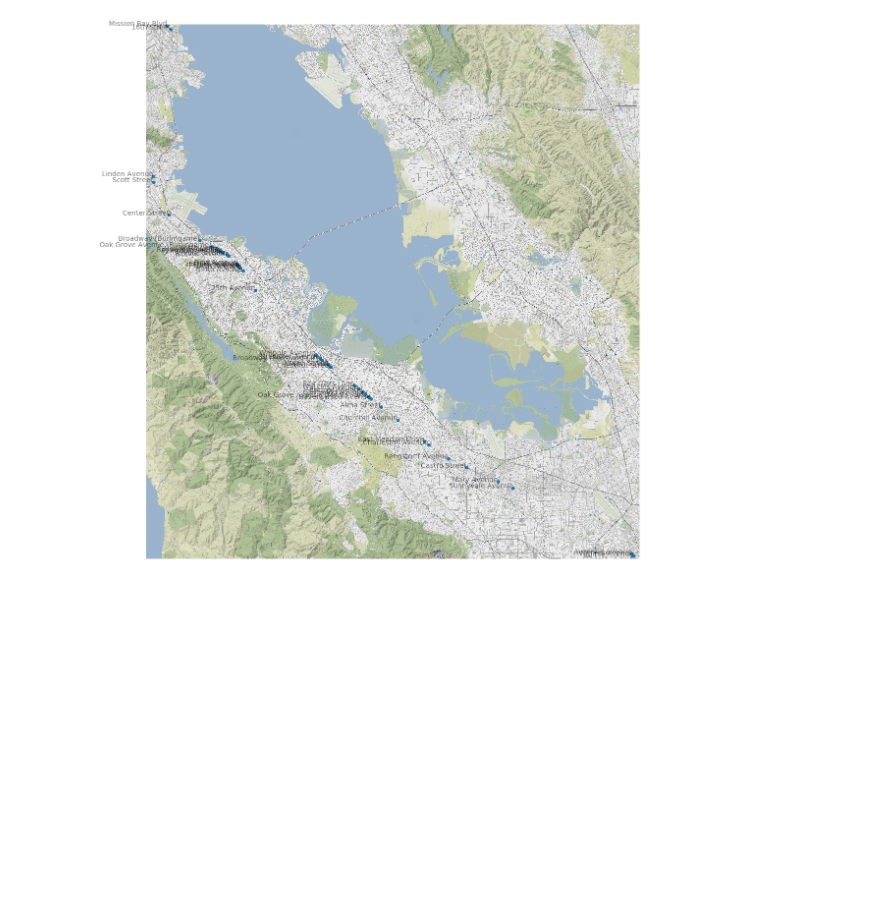
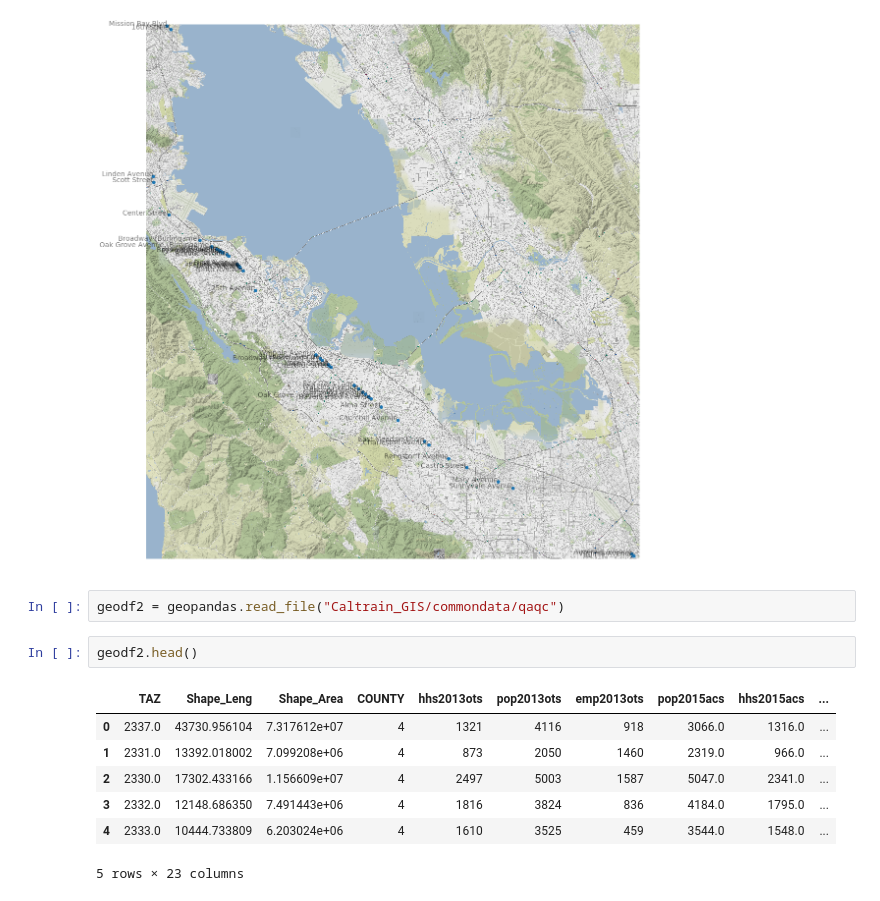
Before and after one commit to sfbrigade/calviz, a Jupyter notebook: that_mpk_file/Caltrain_GIS_visualization.ipynb, the cells around one changed output. Drawn from its saved outputs; the diff is of its cells as text; blank space fills up the shorter version.

```diff
--- a/that_mpk_file/Caltrain_GIS_visualization.ipynb
+++ b/that_mpk_file/Caltrain_GIS_visualization.ipynb
@@ -50,3 +50,15 @@ ax = map_points(ax, geodf, 'FolderPath', 15)
 plt.show()
 # %% [output]
 [figure]
+# %%
+geodf2 = geopandas.read_file("Caltrain_GIS/commondata/qaqc")
+# %%
+geodf2.head()
+# %% [output]
+|  | TAZ | Shape_Leng | Shape_Area | COUNTY | hhs2013ots | pop2013ots | emp2013ots | pop2015acs | hhs2015acs | ... |
+| 0 | 2337.0 | 43730.956104 | 7.317612e+07 | 4 | 1321 | 4116 | 918 | 3066.0 | 1316.0 | ... |
+| 1 | 2331.0 | 13392.018002 | 7.099208e+06 | 4 | 873 | 2050 | 1460 | 2319.0 | 966.0 | ... |
+| 2 | 2330.0 | 17302.433166 | 1.156609e+07 | 4 | 2497 | 5003 | 1587 | 5047.0 | 2341.0 | ... |
+| 3 | 2332.0 | 12148.686350 | 7.491443e+06 | 4 | 1816 | 3824 | 836 | 4184.0 | 1795.0 | ... |
+| 4 | 2333.0 | 10444.733809 | 6.203024e+06 | 4 | 1610 | 3525 | 459 | 3544.0 | 1548.0 | ... |
+5 rows × 23 columns
```
Also changed, not shown: parts of 6 cells of this notebook.
